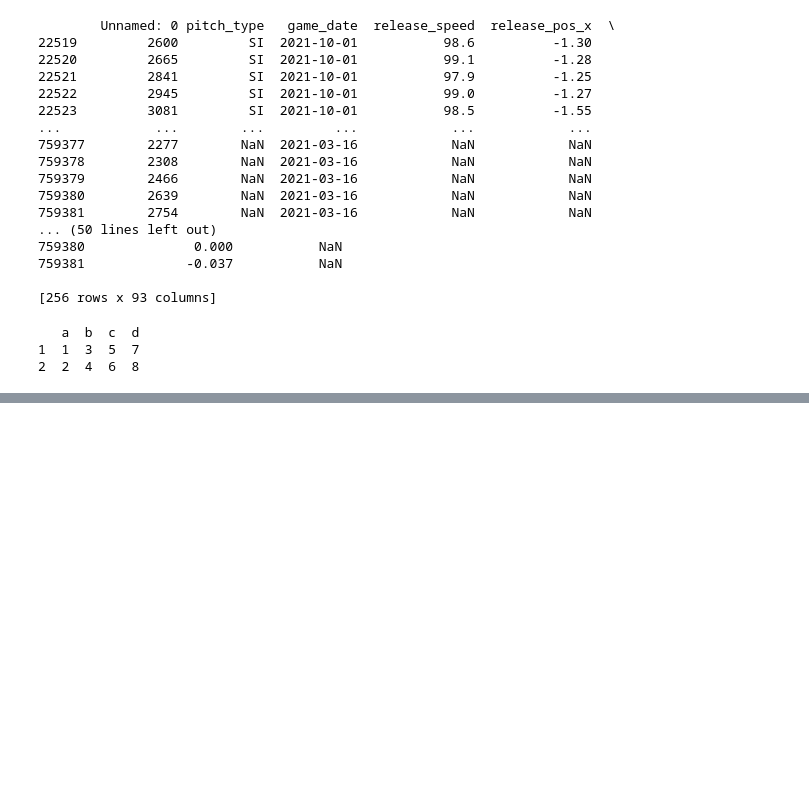
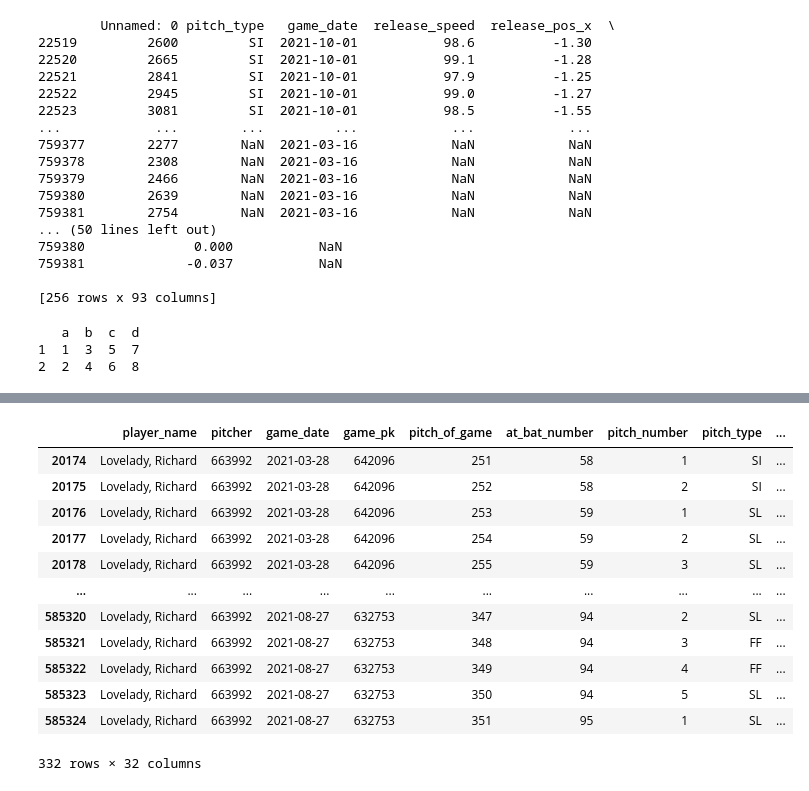
Before and after one commit to lbench/baseball, a Jupyter notebook: exploration.ipynb, the cells around one changed output, grey strips where cells are left out. Cells and saved outputs as stored; diff of their text form; code cells hidden in the pictures; blank space fills up the shorter version.

```diff
--- a/exploration.ipynb
+++ b/exploration.ipynb
@@ -81,0 +125,16 @@ print(x)
+# %%
+df2[df2['player_name'] == 'Lovelady, Richard']
+# %% [output]
+|  | player_name | pitcher | game_date | game_pk | pitch_of_game | at_bat_number | pitch_number | pitch_type | ... |
+| 20174 | Lovelady, Richard | 663992 | 2021-03-28 | 642096 | 251 | 58 | 1 | SI | ... |
+| 20175 | Lovelady, Richard | 663992 | 2021-03-28 | 642096 | 252 | 58 | 2 | SI | ... |
+| 20176 | Lovelady, Richard | 663992 | 2021-03-28 | 642096 | 253 | 59 | 1 | SL | ... |
+| 20177 | Lovelady, Richard | 663992 | 2021-03-28 | 642096 | 254 | 59 | 2 | SL | ... |
+| 20178 | Lovelady, Richard | 663992 | 2021-03-28 | 642096 | 255 | 59 | 3 | SL | ... |
+| ... | ... | ... | ... | ... | ... | ... | ... | ... | ... |
+| 585320 | Lovelady, Richard | 663992 | 2021-08-27 | 632753 | 347 | 94 | 2 | SL | ... |
+| 585321 | Lovelady, Richard | 663992 | 2021-08-27 | 632753 | 348 | 94 | 3 | FF | ... |
+| 585322 | Lovelady, Richard | 663992 | 2021-08-27 | 632753 | 349 | 94 | 4 | FF | ... |
+| 585323 | Lovelady, Richard | 663992 | 2021-08-27 | 632753 | 350 | 94 | 5 | SL | ... |
+| 585324 | Lovelady, Richard | 663992 | 2021-08-27 | 632753 | 351 | 95 | 1 | SL | ... |
+332 rows × 32 columns
```
Also changed, not shown: parts of 6 cells of this notebook, 3 other files.
